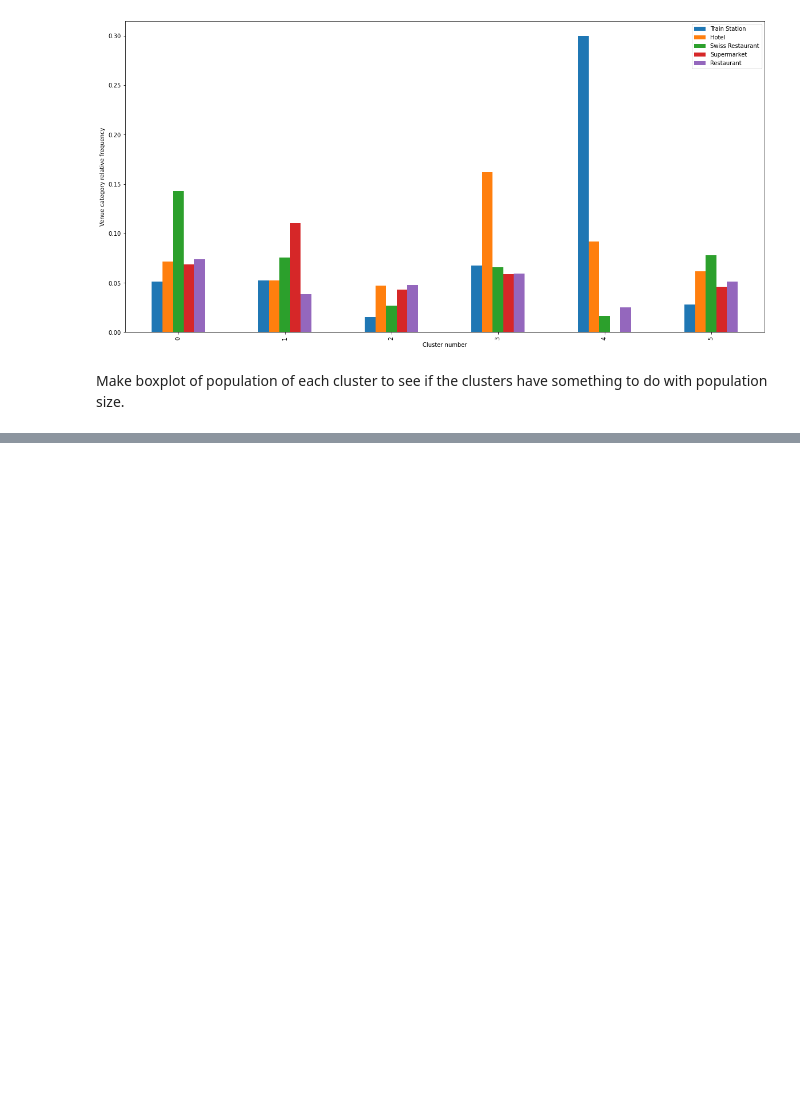
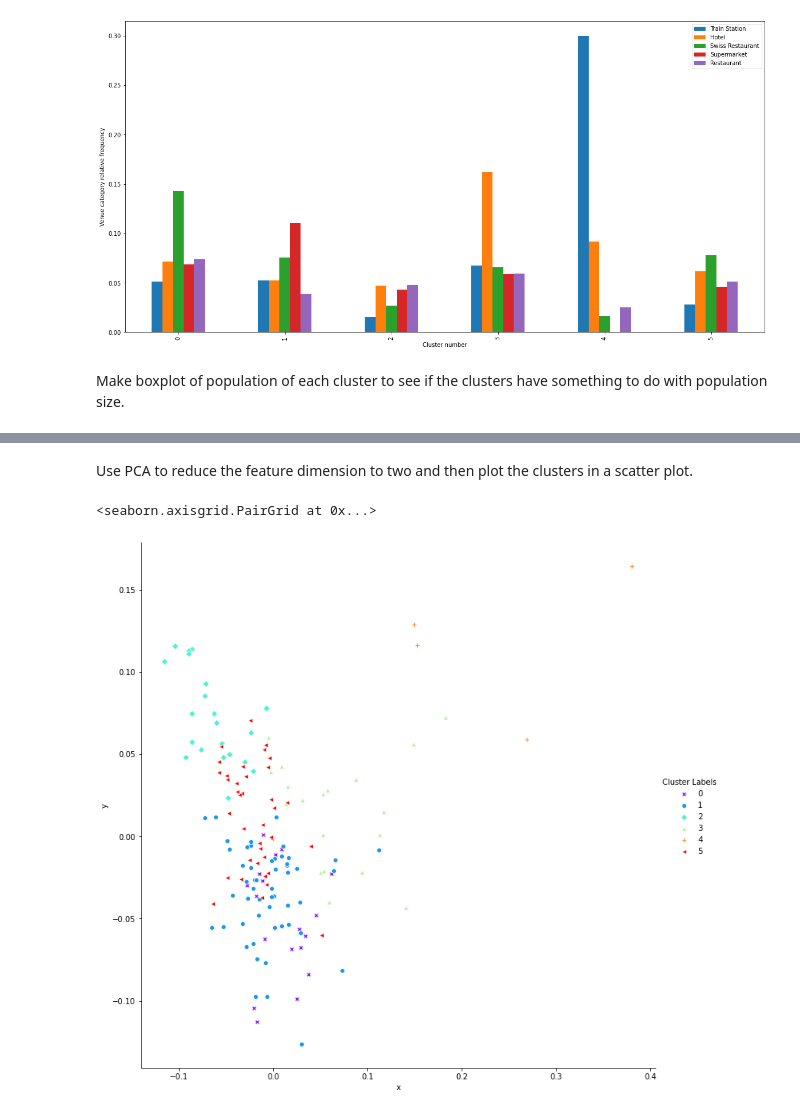
Before and after one commit to jodietrich/Coursera_Capstone, a Jupyter notebook: swiss_city_clustering.ipynb, the cells around one changed output, grey strips where cells are left out. Drawn from its saved outputs; the diff is of its cells as text; code cells hidden in the pictures; blank space fills up the shorter version.

```diff
--- a/swiss_city_clustering.ipynb
+++ b/swiss_city_clustering.ipynb
@@ -530,0 +539,18 @@ plt.show()
+# %% [markdown]
+Use PCA to reduce the feature dimension to two and then plot the clusters in a scatter plot.
+# %%
+pca = PCA(n_components=2)
+pca.fit(cities_features)
+city_features_reduced_2d_arr = pca.transform(cities_features)
+city_features_reduced_2d = pd.DataFrame(city_features_reduced_2d_arr, columns=['x', 'y'])
+city_features_reduced_2d['Town'] = swiss_grouped['Town']
+city_features_reduced_2d.sort_values(by='Town', inplace=True)
+city_features_reduced_2d['Cluster Labels'] = swiss_cities_clustered['Cluster Labels']
+#city_features_reduced_2d['Cluster Labels'].astype(int)
+#city_features_reduced_2d.plot(kind='scatter', x='x', y='y', c='Cluster Labels', colormap='viridis', figsize=(20, 10))
+hue_map = {n: rainbow[n] for n in range(kclusters)}
+sns.pairplot(x_vars=["x"], y_vars=["y"], data=city_features_reduced_2d, hue='Cluster Labels', palette=hue_map, height=10, markers=['X', 'o', 'D', '^', 'P', '<'])
+#plt.xlabel('x')
+# %% [output]
+<seaborn.axisgrid.PairGrid at 0x...>
+[figure, added]
```
Also changed, not shown: parts of 4 cells of this notebook.
